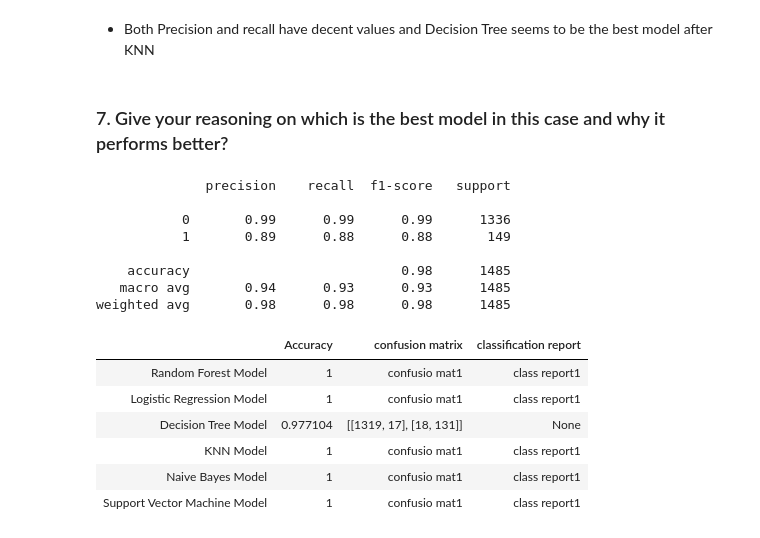
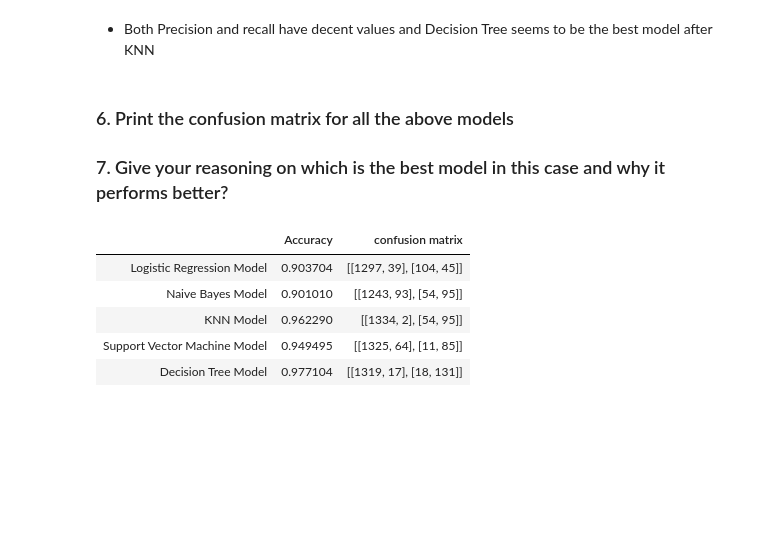
Before and after one commit to subodhpushpak/quickreference, a Jupyter notebook: mlai/Projectwork3_supervised_learning/Project_3_Supervised_learning.ipynb, the cells around one changed output. Drawn from its saved outputs; the diff is of its cells as text; code cells hidden in the pictures; blank space fills up the shorter version.

```diff
--- a/mlai/Projectwork3_supervised_learning/Project_3_Supervised_learning.ipynb
+++ b/mlai/Projectwork3_supervised_learning/Project_3_Supervised_learning.ipynb
@@ -443,9 +443,10 @@ print(coef_df)
           7         8         9  intercept
 0  0.009446  0.000784  0.000736   -0.00004
 # %%
-model_score = model.score(X_test, y_test)
-print(model_score)
-print(metrics.confusion_matrix(y_test, y_predict))
+lr_model_score = model.score(X_test, y_test)
+print(lr_model_score)
+lr_confusion_matrix = metrics.confusion_matrix(y_test, y_predict)
+print(lr_confusion_matrix)
 # %% [output]
 0.9037037037037037
 [[1297   39]
@@ -486,13 +488,14 @@ naive_model = GaussianNB()
 naive_model.fit(X_train, y_train)
 
 predictions=naive_model.predict(X_test)
-
-print(metrics.accuracy_score(y_test,predictions))
+nb_accuracy_score = metrics.accuracy_score(y_test,predictions)
+print(nb_accuracy_score)
 # %% [output]
 0.901010101010101
 # %%
 #Assess the accuracy of the model on test data
-print(metrics.confusion_matrix(y_test,predictions))
+nb_confusion_matrix = metrics.confusion_matrix(y_test,predictions)
+print(nb_confusion_matrix)
 # %% [output]
 [[1243   93]
  [  54   95]]
@@ -553,5 +556,8 @@ plt.plot(range(1,maxRange),scores)
 NNH = KNeighborsClassifier(n_neighbors= 6 , weights = 'distance')
 NNH.fit(X_train_scaled, y_train)
 predicted_labels = NNH.predict(X_test_scaled)
-print(metrics.confusion_matrix(y_test, predicted_labels))
+knn_accuracy_score = metrics.accuracy_score(y_test,predicted_labels)
+print(knn_accuracy_score)
+knn_confusion_matrix = metrics.confusion_matrix(y_test, predicted_labels)
+print(knn_confusion_matrix)
 # %% [output]
@@ -635,32 +643,22 @@ weighted avg       0.98      0.98      0.98      1485
 # %% [markdown]
 - Both Precision and recall have decent values and Decision Tree seems to be the best model after KNN
 # %% [markdown]
+### 6. Print the confusion matrix for all the above models
 ### 7. Give your reasoning on which is the best model in this case and why it performs better?
-# %%
-accuracy = pd.DataFrame([['1','confusio mat1','class report1'],
-                         ['1','confusio mat1','class report1'],
-                         [dt_score,dt_confusion_matrix,print(dt_classification_report)],
-                        ['1','confusio mat1','class report1'],
-                        ['1','confusio mat1','class report1'],
-                        ['1','confusio mat1','class report1']],
-                       columns = ['Accuracy', 'confusion matrix', 'classification report'],
-                       index = ['Random Forest Model','Logistic Regression Model','Decision Tree Model','KNN Model',
-                               'Naive Bayes Model','Support Vector Machine Model'])
-accuracy
-#print(dt_classification_report)
-# %% [output]
-              precision    recall  f1-score   support
-
-           0       0.99      0.99      0.99      1336
-           1       0.89      0.88      0.88       149
-
-    accuracy                           0.98      1485
-   macro avg       0.94      0.93      0.93      1485
-weighted avg       0.98      0.98      0.98      1485
-|  | Accuracy | confusion matrix | classification report |
-| Random Forest Model | 1 | confusio mat1 | class report1 |
-| Logistic Regression Model | 1 | confusio mat1 | class report1 |
-| Decision Tree Model | 0.977104 | [[1319, 17], [18, 131]] | None |
-| KNN Model | 1 | confusio mat1 | class report1 |
-| Naive Bayes Model | 1 | confusio mat1 | class report1 |
-| Support Vector Machine Model | 1 | confusio mat1 | class report1 |
+# %%
+accuracy = pd.DataFrame([[lr_model_score,lr_confusion_matrix],
+                         [nb_accuracy_score,nb_confusion_matrix],
+                        [knn_accuracy_score,knn_confusion_matrix],
+                        [svc_model_score,svc_confusion_matrix],
+                        [dt_score,dt_confusion_matrix]],
+                       columns = ['Accuracy', 'confusion matrix'],
+                       index = ['Logistic Regression Model','Naive Bayes Model','KNN Model',
+                               'Support Vector Machine Model','Decision Tree Model'])
+accuracy
+# %% [output]
+|  | Accuracy | confusion matrix |
+| Logistic Regression Model | 0.903704 | [[1297, 39], [104, 45]] |
+| Naive Bayes Model | 0.901010 | [[1243, 93], [54, 95]] |
+| KNN Model | 0.962290 | [[1334, 2], [54, 95]] |
+| Support Vector Machine Model | 0.949495 | [[1325, 64], [11, 85]] |
+| Decision Tree Model | 0.977104 | [[1319, 17], [18, 131]] |
```
Also changed, not shown: parts of 10 cells of this notebook.
